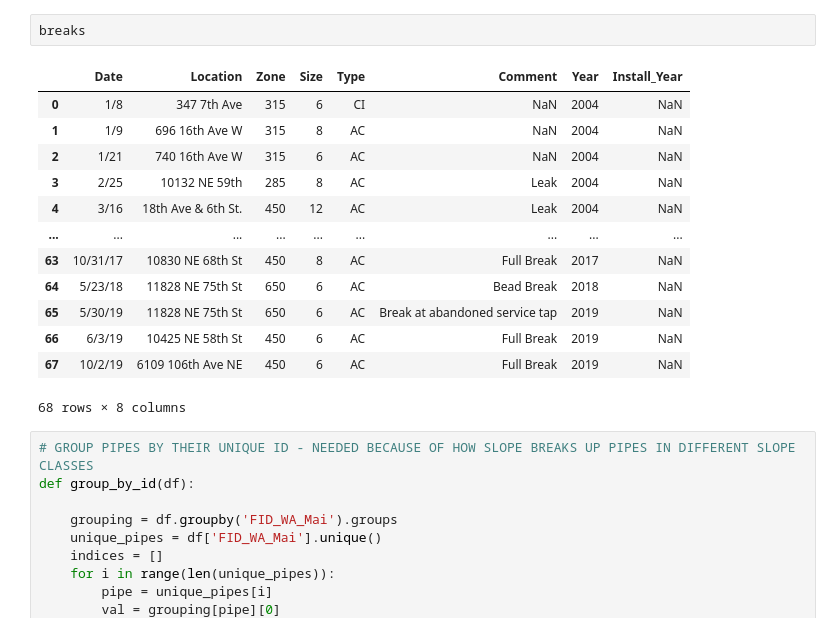
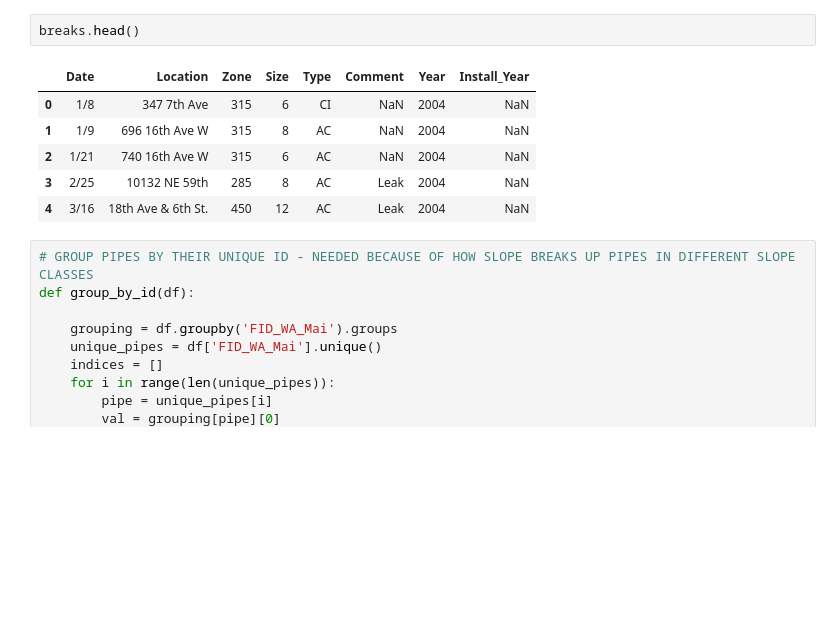
Before and after one commit to yennilee2/Water-Pipe-Project, a Jupyter notebook: first_notebook.ipynb, the cells around one changed output. Drawn from its saved outputs; the diff is of its cells as text; blank space fills up the shorter version.

```diff
--- a/first_notebook.ipynb
+++ b/first_notebook.ipynb
@@ -48,19 +35,12 @@ pipes
 # %%
-breaks
+breaks.head()
 # %% [output]
 |  | Date | Location | Zone | Size | Type | Comment | Year | Install_Year |
 | 0 | 1/8 | 347 7th Ave | 315 | 6 | CI | NaN | 2004 | NaN |
 | 1 | 1/9 | 696 16th Ave W | 315 | 8 | AC | NaN | 2004 | NaN |
 | 2 | 1/21 | 740 16th Ave W | 315 | 6 | AC | NaN | 2004 | NaN |
 | 3 | 2/25 | 10132 NE 59th | 285 | 8 | AC | Leak | 2004 | NaN |
 | 4 | 3/16 | 18th Ave & 6th St. | 450 | 12 | AC | Leak | 2004 | NaN |
-| ... | ... | ... | ... | ... | ... | ... | ... | ... |
-| 63 | 10/31/17 | 10830 NE 68th St | 450 | 8 | AC | Full Break | 2017 | NaN |
-| 64 | 5/23/18 | 11828 NE 75th St | 650 | 6 | AC | Bead Break | 2018 | NaN |
-| 65 | 5/30/19 | 11828 NE 75th St | 650 | 6 | AC | Break at abandoned service tap | 2019 | NaN |
-| 66 | 6/3/19 | 10425 NE 58th St | 450 | 6 | AC | Full Break | 2019 | NaN |
-| 67 | 10/2/19 | 6109 106th Ave NE | 450 | 6 | AC | Full Break | 2019 | NaN |
-68 rows × 8 columns
 # %%
 # GROUP PIPES BY THEIR UNIQUE ID - NEEDED BECAUSE OF HOW SLOPE BREAKS UP PIPES IN DIFFERENT SLOPE CLASSES
 def group_by_id(df):
```
Also changed, not shown: parts of 7 cells of this notebook, 1 other file.
